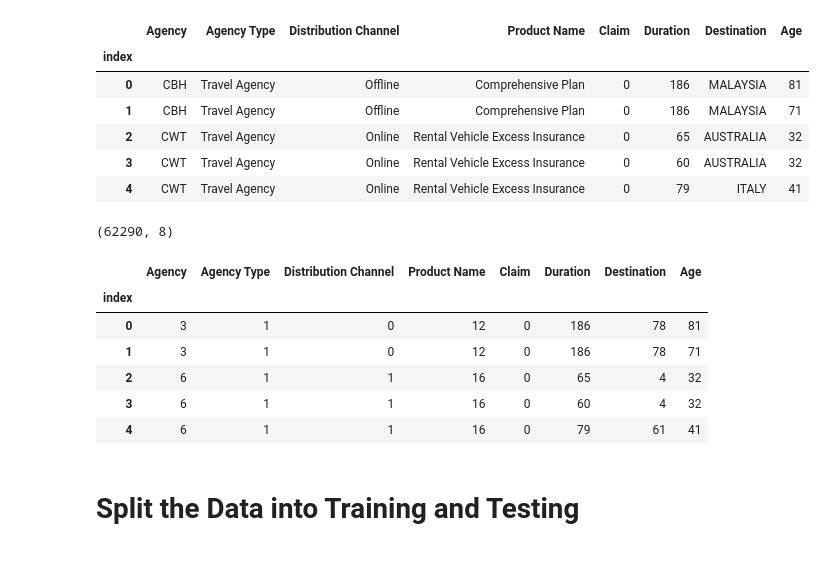
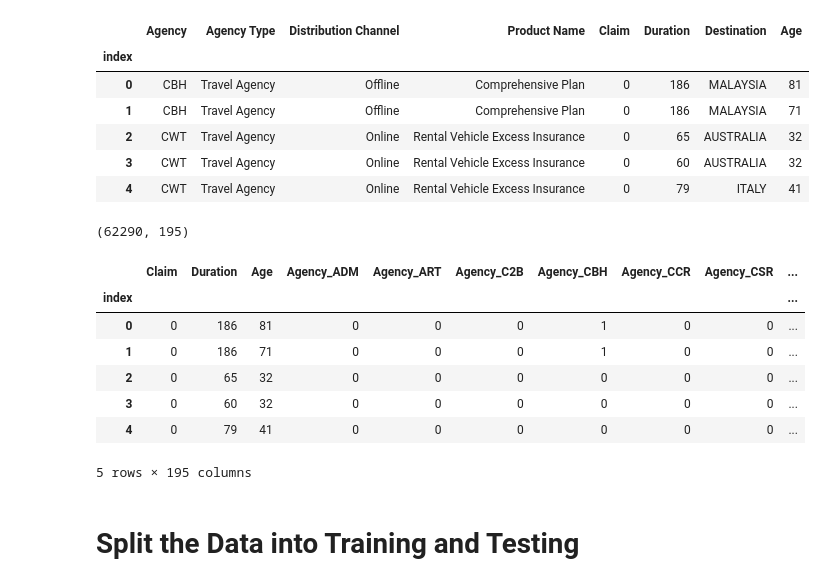
Before and after one commit to SilviaEiden/Data_Science_Final_Project_Group_6, a Jupyter notebook: Travel_Insurance_Testing.ipynb, the cells around one changed output. Cells and saved outputs as stored; diff of their text form; code cells hidden in the pictures.

```diff
--- a/Travel_Insurance_Testing.ipynb
+++ b/Travel_Insurance_Testing.ipynb
@@ -47,22 +47,28 @@ travel_ins_df.head()
 | 3 | CWT | Travel Agency | Online | Rental Vehicle Excess Insurance | 0 | 60 | AUSTRALIA | 32 |
 | 4 | CWT | Travel Agency | Online | Rental Vehicle Excess Insurance | 0 | 79 | ITALY | 41 |
 # %%
-# Encode Labels
-columns_list = travel_ins_df.dtypes.loc[lambda x: x == "object"].index.tolist()
-for column in columns_list:
-    travel_ins_df[column] = LabelEncoder().fit_transform(travel_ins_df[column])
+# # Encode Labels with LabelEncoder
+# columns_list = travel_ins_df.dtypes.loc[lambda x: x == "object"].index.tolist()
+# for column in columns_list:
+#     travel_ins_df[column] = LabelEncoder().fit_transform(travel_ins_df[column])
 
-print(travel_ins_df.shape)
-travel_ins_df.head()
+# print(travel_ins_df.shape)
+# travel_ins_df.head()
-# %% [output]
-(62290, 8)
-|  | Agency | Agency Type | Distribution Channel | Product Name | Claim | Duration | Destination | Age |
-| index |  |  |  |  |  |  |  |  |
-| 0 | 3 | 1 | 0 | 12 | 0 | 186 | 78 | 81 |
-| 1 | 3 | 1 | 0 | 12 | 0 | 186 | 78 | 71 |
-| 2 | 6 | 1 | 1 | 16 | 0 | 65 | 4 | 32 |
-| 3 | 6 | 1 | 1 | 16 | 0 | 60 | 4 | 32 |
-| 4 | 6 | 1 | 1 | 16 | 0 | 79 | 61 | 41 |
+# %%
+# Encode Labels with get_dummies
+travel_ins_df = pd.get_dummies(travel_ins_df, columns=travel_ins_df.dtypes.loc[lambda x: x == "object"].index.tolist())
+print(travel_ins_df.shape)
+travel_ins_df.head()
+# %% [output]
+(62290, 195)
+|  | Claim | Duration | Age | Agency_ADM | Agency_ART | Agency_C2B | Agency_CBH | Agency_CCR | Agency_CSR | ... |
+| index |  |  |  |  |  |  |  |  |  | ... |
+| 0 | 0 | 186 | 81 | 0 | 0 | 0 | 1 | 0 | 0 | ... |
+| 1 | 0 | 186 | 71 | 0 | 0 | 0 | 1 | 0 | 0 | ... |
+| 2 | 0 | 65 | 32 | 0 | 0 | 0 | 0 | 0 | 0 | ... |
+| 3 | 0 | 60 | 32 | 0 | 0 | 0 | 0 | 0 | 0 | ... |
+| 4 | 0 | 79 | 41 | 0 | 0 | 0 | 0 | 0 | 0 | ... |
+5 rows × 195 columns
 # %% [markdown]
 # Split the Data into Training and Testing
 # %%
```
Also changed, not shown: parts of 27 cells of this notebook.
